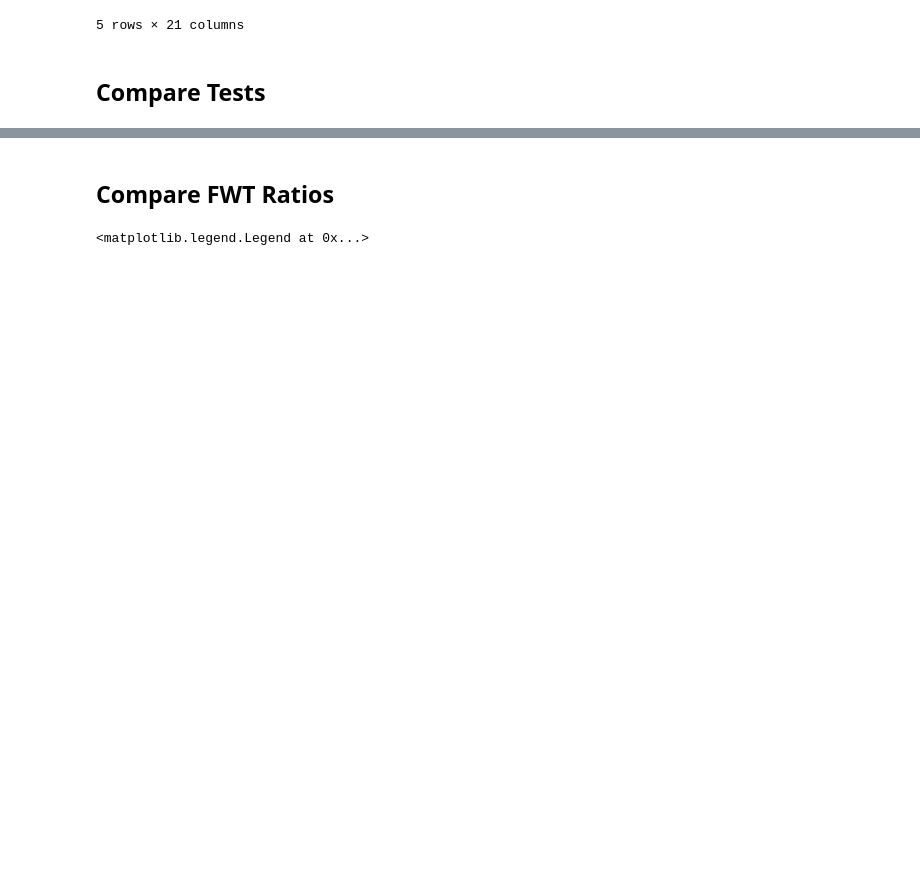
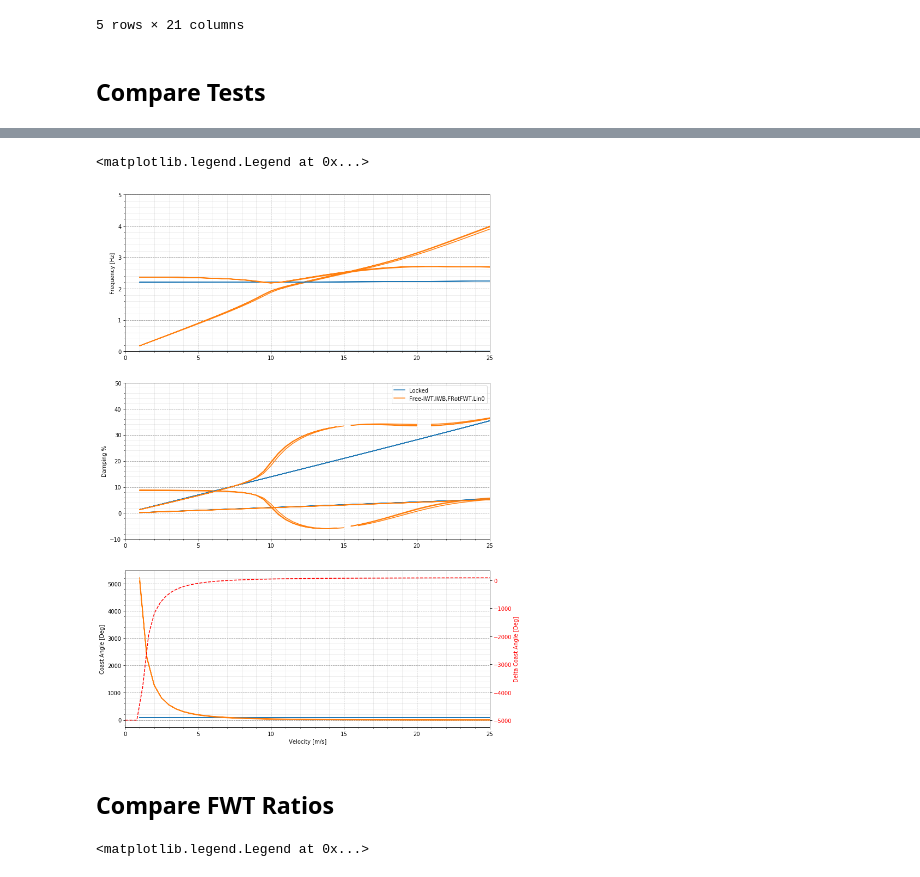
Before and after one commit to fh9g12/FwtModels, a Jupyter notebook: Workbooks/9_RectWingModelGen/4_Compare Results-JEC2.ipynb, the cells around one changed output, grey strips where cells are left out. Cells and saved outputs as stored; diff of their text form; code cells hidden in the pictures; blank space fills up the shorter version.

```diff
--- a/Workbooks/9_RectWingModelGen/4_Compare Results-JEC2.ipynb
+++ b/Workbooks/9_RectWingModelGen/4_Compare Results-JEC2.ipynb
@@ -169,3 +204,35 @@ axes[1].legend([model_names[i] for i in Tests])
+# %%
+fig, axes = plt.subplots(3,1,figsize=(12,18))
+
+Tests = [0,5]
+data = GetReducedDataSet(flutdf,Tests,Flare = 25,AoA = None,FWT_mass = 50, ratio_FWT = 10,Modes=[0,1,2])
+
+PlotLines(data,x = 'V',sigma=8,Modes = flutdf['Mode'].cat.categories,hue = 'Model',y = 'Frequency',ax = axes[0])
+PlotLines(data,x = 'V',sigma=8,Modes = flutdf['Mode'].cat.categories,hue = 'Model',y = 'Damping [%]',ax = axes[1])
+CoastDeltaPlot(data,'Model', axes[2],Delta = True)
+
+for i in [0,1,2]:
+    #axes[i].set(xlim=(0,60))
+    axes[i].grid(b=True, which='major', color='#999999', linestyle='--')
+    axes[i].minorticks_on()
+    axes[i].grid(b=True, which='minor', color='#999999', linestyle='-', alpha=0.2)
+    axes[i].set(xlim=(0,25))
+
+
+axes[0].set_ylabel('Frequency [Hz]')
+axes[1].set_ylabel('Damping %')
+
+#axes[0].set(ylim=(0.5,3))
+axes[0].set(ylim=(0,5))
+axes[1].set(ylim=(-10,50))
+
+
+#PlotModes(data,'Test',axes[:])
+axes[1].legend([model_names[i] for i in Tests])
+#fig.show()
+# %% [output]
+<matplotlib.legend.Legend at 0x...>
+[figure, added]
 # %% [markdown]
 ## Compare FWT Ratios
 # %%
```
Also changed, not shown: parts of 10 cells of this notebook, 29 other files.
